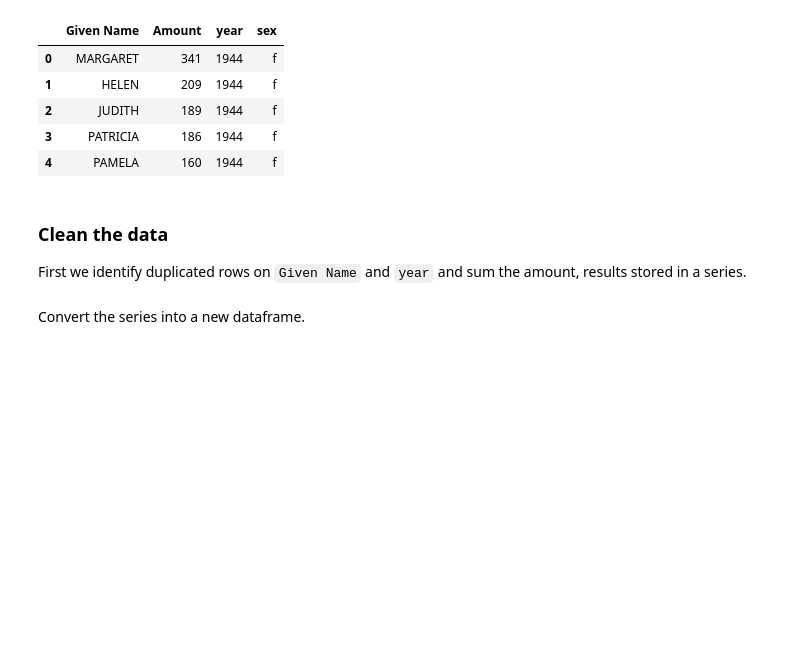
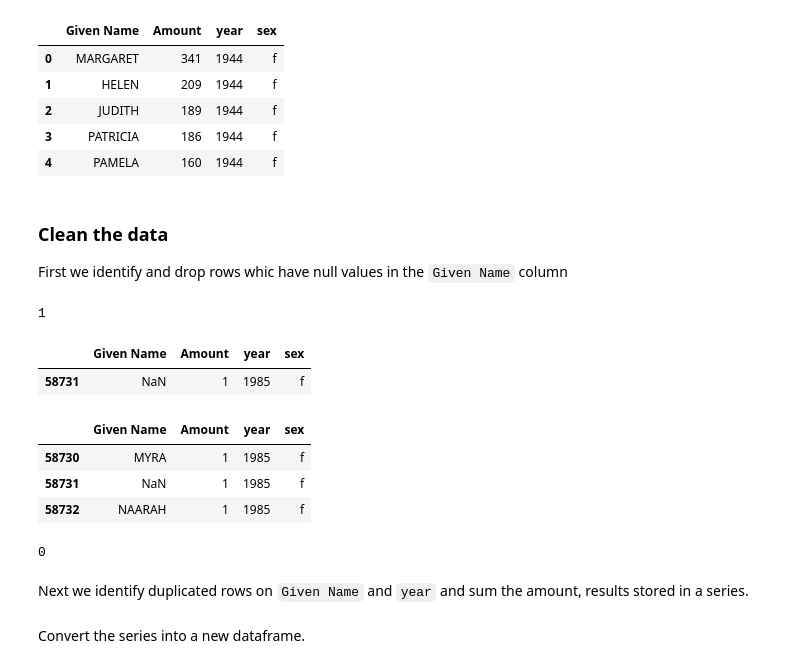
Before and after one commit to Kevinf7/PROJECT_Popular_baby_names, a Jupyter notebook: Baby Name.ipynb, the cells around one changed output. Cells and saved outputs as stored; diff of their text form; code cells hidden in the pictures; blank space fills up the shorter version.

```diff
--- a/Baby Name.ipynb
+++ b/Baby Name.ipynb
@@ -46,9 +47,32 @@ df.head()
 | 2 | JUDITH | 189 | 1944 | f |
 | 3 | PATRICIA | 186 | 1944 | f |
 | 4 | PAMELA | 160 | 1944 | f |
+# %% [markdown]
+### Clean the data
+First we identify and drop rows whic have null values in the `Given Name` column
+# %%
+df['Given Name'].isnull().sum()
+# %% [output]
+1
+# %%
+df[df['Given Name'].isnull()]
+# %% [output]
+|  | Given Name | Amount | year | sex |
+| 58731 | NaN | 1 | 1985 | f |
+# %%
+df.loc[58730:58732]
+# %% [output]
+|  | Given Name | Amount | year | sex |
+| 58730 | MYRA | 1 | 1985 | f |
+| 58731 | NaN | 1 | 1985 | f |
+| 58732 | NAARAH | 1 | 1985 | f |
+# %%
+df.dropna(subset=['Given Name'],inplace=True)
+df['Given Name'].isnull().sum()
+# %% [output]
+0
 # %% [markdown]
-### Clean the data
-First we identify duplicated rows on `Given Name` and `year` and sum the amount, results stored in a series.
+Next we identify duplicated rows on `Given Name` and `year` and sum the amount, results stored in a series.
 # %%
 dups = df[df.duplicated(['Given Name','year'],keep=False)].groupby(['Given Name','year']).Amount.sum()
 # %% [markdown]
```
Also changed, not shown: parts of 15 cells of this notebook.
